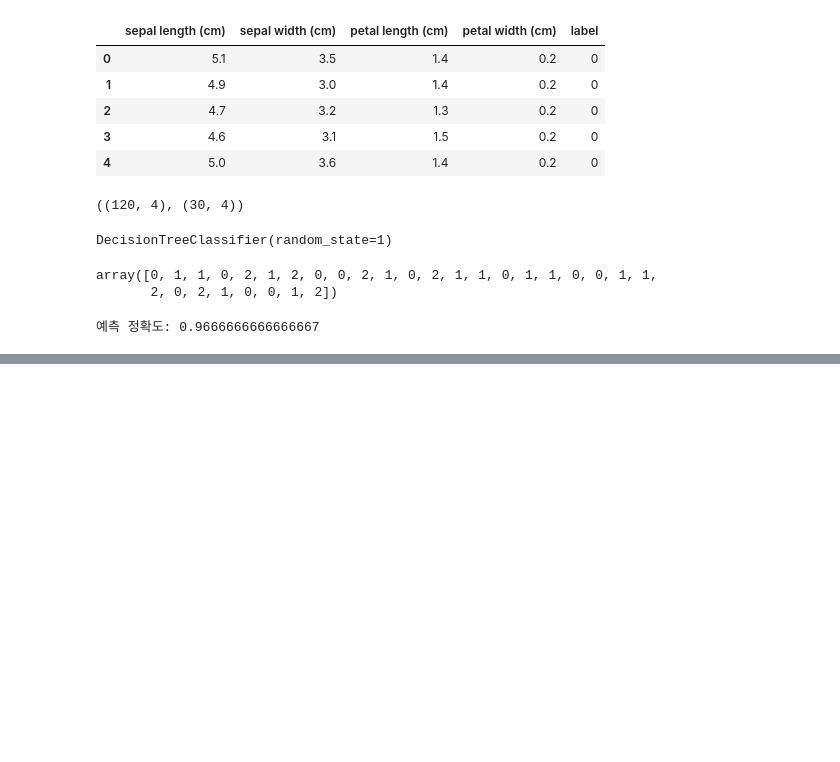
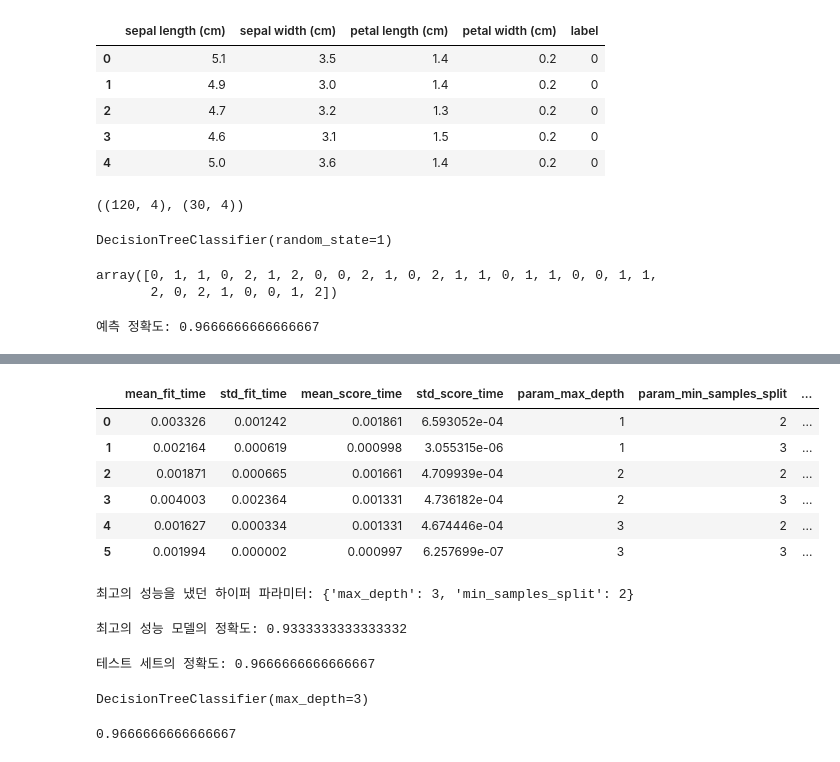
Before and after one commit to yant1001/Machine_Learning, a Jupyter notebook: 1-sklearn.ipynb, the cells around one changed output, grey strips where cells are left out. Drawn from its saved outputs; the diff is of its cells as text; code cells hidden in the pictures; blank space fills up the shorter version.

Commit message:
~sklearn

```diff
--- a/1-sklearn.ipynb
+++ b/1-sklearn.ipynb
@@ -76,0 +204,15 @@ print(f'예측 정확도: {accuracy_score(y_test, pred)}')
+# %%
+parameters = {
+    'max_depth': [1, 2, 3],
+    'min_samples_split': [2, 3]
+}
+# %%
+from sklearn.model_selection import GridSearchCV
+
+grid_dt_clf = GridSearchCV(
+    DecisionTreeClassifier(),
+    param_grid=parameters,
+    return_train_score=True,
+    n_jobs=-1,
+    cv=3
+)
@@ -76,0 +225,3 @@ print(f'예측 정확도: {accuracy_score(y_test, pred)}')
+# %%
+results = grid_dt_clf.cv_results_
+results
@@ -76,0 +246,36 @@ print(f'예측 정확도: {accuracy_score(y_test, pred)}')
+# %%
+import pandas as pd
+
+gs_result_df = pd.DataFrame(results)
+gs_result_df
+# %% [output]
+|  | mean_fit_time | std_fit_time | mean_score_time | std_score_time | param_max_depth | param_min_samples_split | ... |
+| 0 | 0.003326 | 0.001242 | 0.001861 | 6.593052e-04 | 1 | 2 | ... |
+| 1 | 0.002164 | 0.000619 | 0.000998 | 3.055315e-06 | 1 | 3 | ... |
+| 2 | 0.001871 | 0.000665 | 0.001661 | 4.709939e-04 | 2 | 2 | ... |
+| 3 | 0.004003 | 0.002364 | 0.001331 | 4.736182e-04 | 2 | 3 | ... |
+| 4 | 0.001627 | 0.000334 | 0.001331 | 4.674446e-04 | 3 | 2 | ... |
+| 5 | 0.001994 | 0.000002 | 0.000997 | 6.257699e-07 | 3 | 3 | ... |
+# %%
+print(f'최고의 성능을 냈던 하이퍼 파라미터: {grid_dt_clf.best_params_}')
+# %% [output]
+최고의 성능을 냈던 하이퍼 파라미터: {'max_depth': 3, 'min_samples_split': 2}
+# %%
+print(f'최고의 성능 모델의 정확도: {grid_dt_clf.best_score_}')
+# %% [output]
+최고의 성능 모델의 정확도: 0.9333333333333332
+# %%
+pred = grid_dt_clf.predict(X_test)
+print(f'테스트 세트의 정확도: {accuracy_score(y_test, pred)}')
+# %% [output]
+테스트 세트의 정확도: 0.9666666666666667
+# %%
+best_dt_clf = grid_dt_clf.best_estimator_
+best_dt_clf
+# %% [output]
+DecisionTreeClassifier(max_depth=3)
+# %%
+pred = best_dt_clf.predict(X_test)
+accuracy_score(y_test, pred)
+# %% [output]
+0.9666666666666667
```
Also changed, not shown: parts of 16 cells of this notebook.
